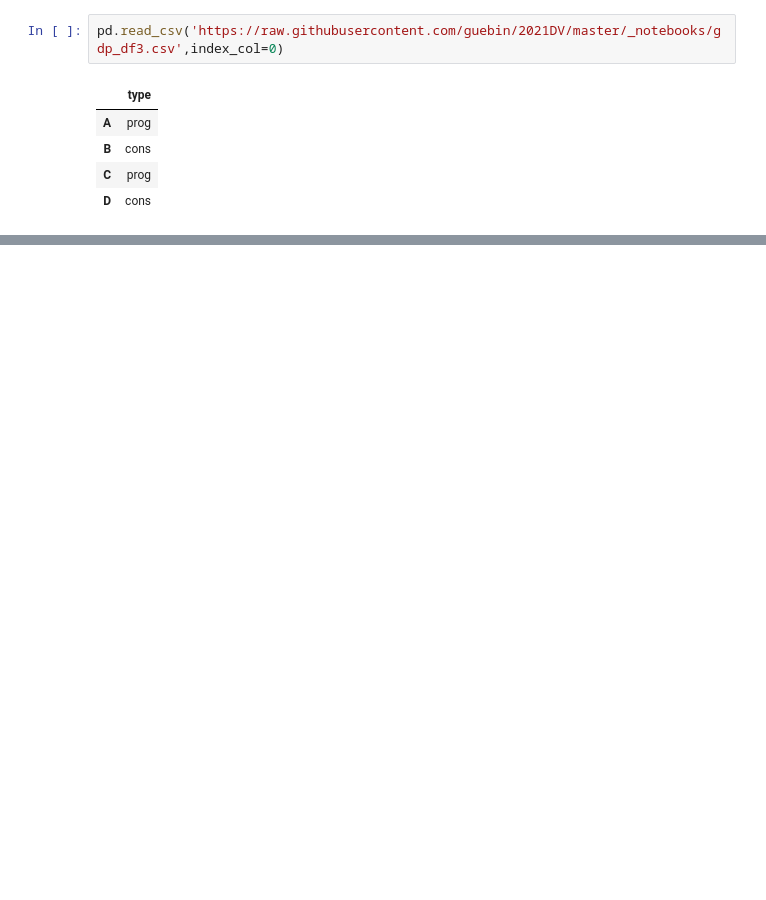
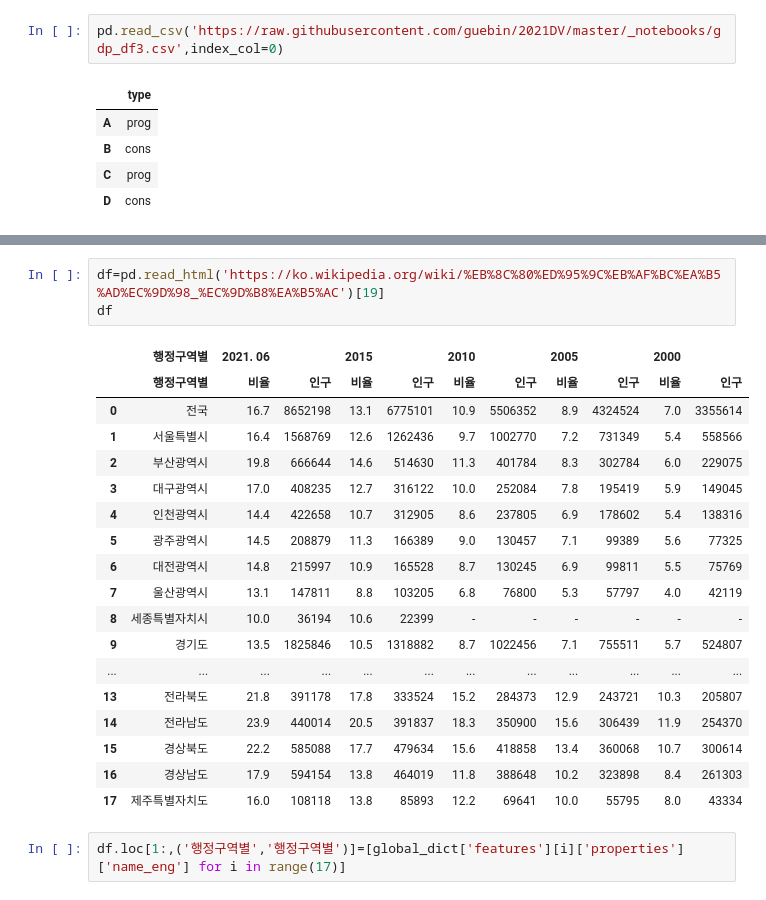
Before and after one commit to guebin/2021DV, a Jupyter notebook: _notebooks/Untitled1.ipynb, the cells around one changed output, grey strips where cells are left out. Saved outputs shown, nothing was run; the diff lists cells and outputs as text; blank space fills up the shorter version.

```diff
--- a/_notebooks/Untitled1.ipynb
+++ b/_notebooks/Untitled1.ipynb
@@ -39,0 +75,24 @@ pd.read_csv('https://raw.githubusercontent.com/guebin/2021DV/master/_notebooks/g
+# %%
+df=pd.read_html('https://ko.wikipedia.org/wiki/%EB%8C%80%ED%95%9C%EB%AF%BC%EA%B5%AD%EC%9D%98_%EC%9D%B8%EA%B5%AC')[19]
+df
+# %% [output]
+|  | 행정구역별 | 2021. 06 |  | 2015 |  | 2010 |  | 2005 |  | 2000 |  |
+|  | 행정구역별 | 비율 | 인구 | 비율 | 인구 | 비율 | 인구 | 비율 | 인구 | 비율 | 인구 |
+| 0 | 전국 | 16.7 | 8652198 | 13.1 | 6775101 | 10.9 | 5506352 | 8.9 | 4324524 | 7.0 | 3355614 |
+| 1 | 서울특별시 | 16.4 | 1568769 | 12.6 | 1262436 | 9.7 | 1002770 | 7.2 | 731349 | 5.4 | 558566 |
+| 2 | 부산광역시 | 19.8 | 666644 | 14.6 | 514630 | 11.3 | 401784 | 8.3 | 302784 | 6.0 | 229075 |
+| 3 | 대구광역시 | 17.0 | 408235 | 12.7 | 316122 | 10.0 | 252084 | 7.8 | 195419 | 5.9 | 149045 |
+| 4 | 인천광역시 | 14.4 | 422658 | 10.7 | 312905 | 8.6 | 237805 | 6.9 | 178602 | 5.4 | 138316 |
+| 5 | 광주광역시 | 14.5 | 208879 | 11.3 | 166389 | 9.0 | 130457 | 7.1 | 99389 | 5.6 | 77325 |
+| 6 | 대전광역시 | 14.8 | 215997 | 10.9 | 165528 | 8.7 | 130245 | 6.9 | 99811 | 5.5 | 75769 |
+| 7 | 울산광역시 | 13.1 | 147811 | 8.8 | 103205 | 6.8 | 76800 | 5.3 | 57797 | 4.0 | 42119 |
+| 8 | 세종특별자치시 | 10.0 | 36194 | 10.6 | 22399 | - | - | - | - | - | - |
+| 9 | 경기도 | 13.5 | 1825846 | 10.5 | 1318882 | 8.7 | 1022456 | 7.1 | 755511 | 5.7 | 524807 |
+| ... | ... | ... | ... | ... | ... | ... | ... | ... | ... | ... | ... |
+| 13 | 전라북도 | 21.8 | 391178 | 17.8 | 333524 | 15.2 | 284373 | 12.9 | 243721 | 10.3 | 205807 |
+| 14 | 전라남도 | 23.9 | 440014 | 20.5 | 391837 | 18.3 | 350900 | 15.6 | 306439 | 11.9 | 254370 |
+| 15 | 경상북도 | 22.2 | 585088 | 17.7 | 479634 | 15.6 | 418858 | 13.4 | 360068 | 10.7 | 300614 |
+| 16 | 경상남도 | 17.9 | 594154 | 13.8 | 464019 | 11.8 | 388648 | 10.2 | 323898 | 8.4 | 261303 |
+| 17 | 제주특별자치도 | 16.0 | 108118 | 13.8 | 85893 | 12.2 | 69641 | 10.0 | 55795 | 8.0 | 43334 |
+# %%
+df.loc[1:,('행정구역별','행정구역별')]=[global_dict['features'][i]['properties']['name_eng'] for i in range(17)]
```
Also changed, not shown: parts of 10 cells of this notebook, 2 other files.
